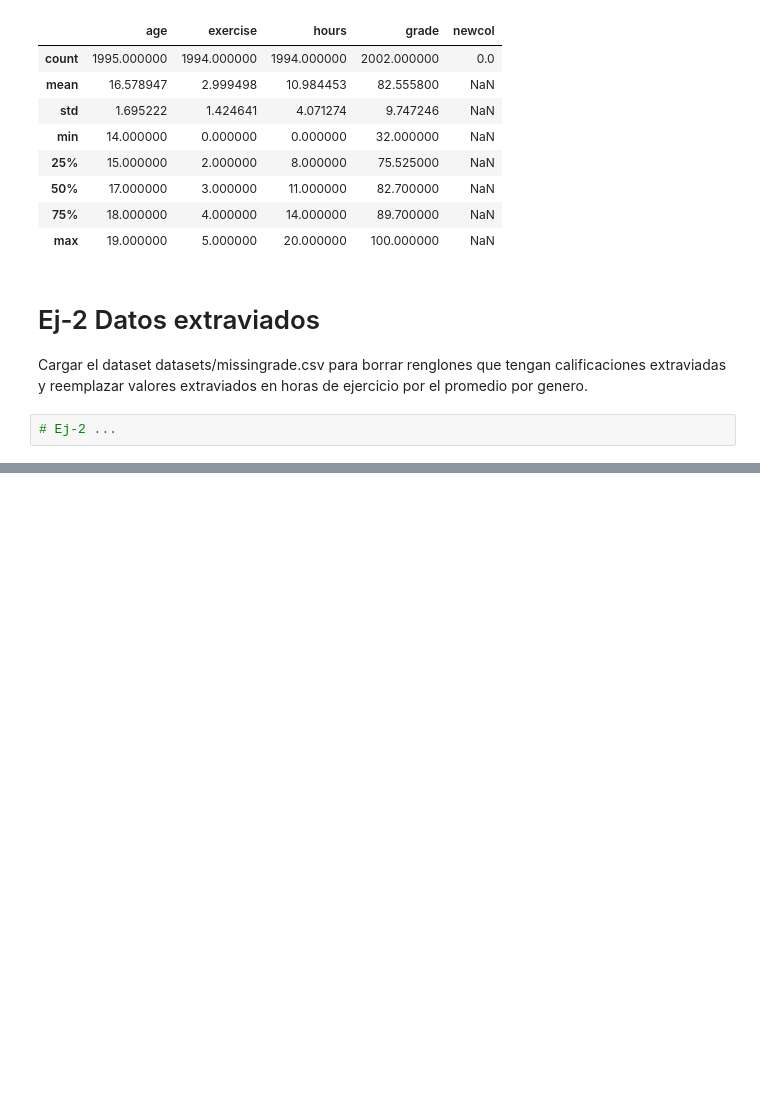
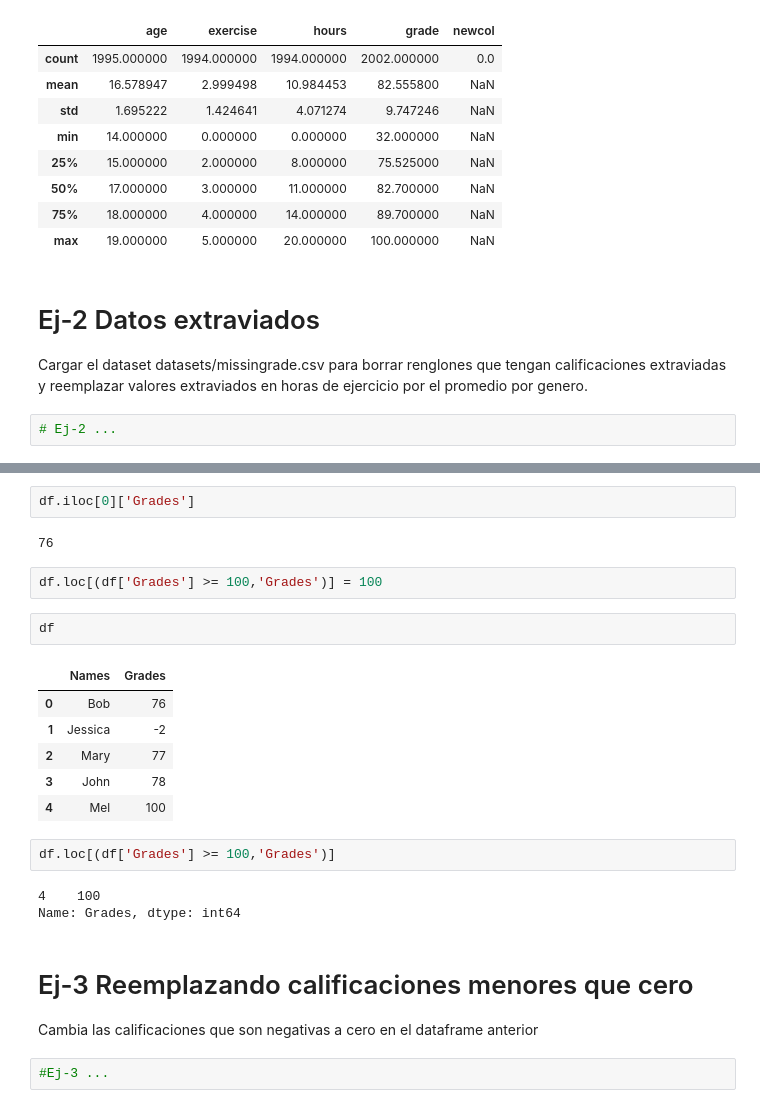
Before and after one commit to MarianaArzapalo/1-ADescDatos, a Jupyter notebook: 01-li-datos.ipynb, the cells around one changed output, grey strips where cells are left out. Drawn from its saved outputs; the diff is of its cells as text; blank space fills up the shorter version.

```diff
--- a/01-li-datos.ipynb
+++ b/01-li-datos.ipynb
@@ -232,0 +262,26 @@ Cargar el dataset datasets/missingrade.csv para borrar renglones que tengan cali
+# %%
+df.iloc[0]['Grades']
+# %% [output]
+76
+# %%
+df.loc[(df['Grades'] >= 100,'Grades')] = 100
+# %%
+df
+# %% [output]
+|  | Names | Grades |
+| 0 | Bob | 76 |
+| 1 | Jessica | -2 |
+| 2 | Mary | 77 |
+| 3 | John | 78 |
+| 4 | Mel | 100 |
+# %%
+df.loc[(df['Grades'] >= 100,'Grades')]
+# %% [output]
+4    100
+Name: Grades, dtype: int64
+# %% [markdown]
+# Ej-3 Reemplazando calificaciones menores que cero
+
+Cambia las calificaciones que son negativas a cero en el dataframe anterior
+# %%
+#Ej-3 ...
```
Also changed, not shown: parts of 3 cells of this notebook.
